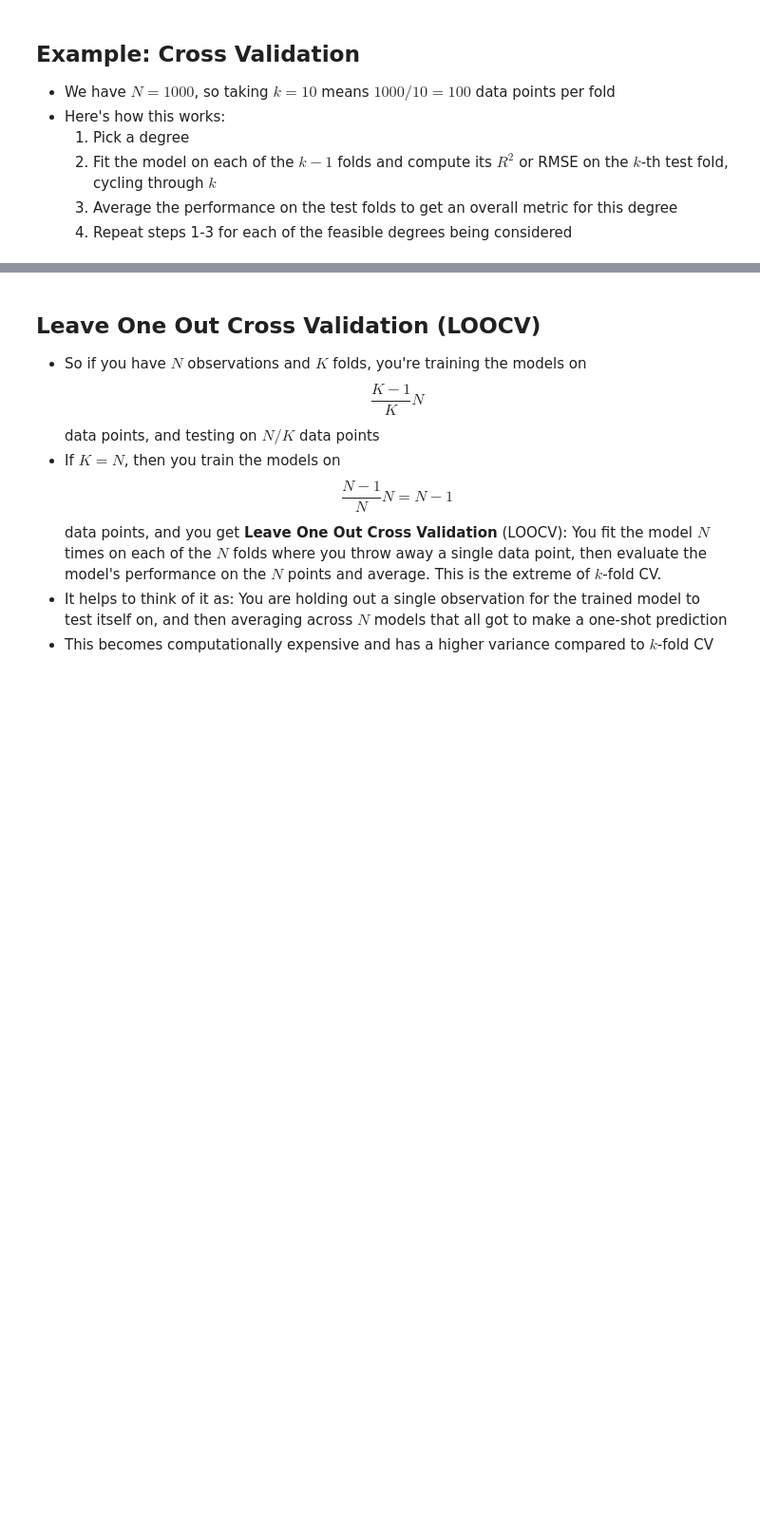
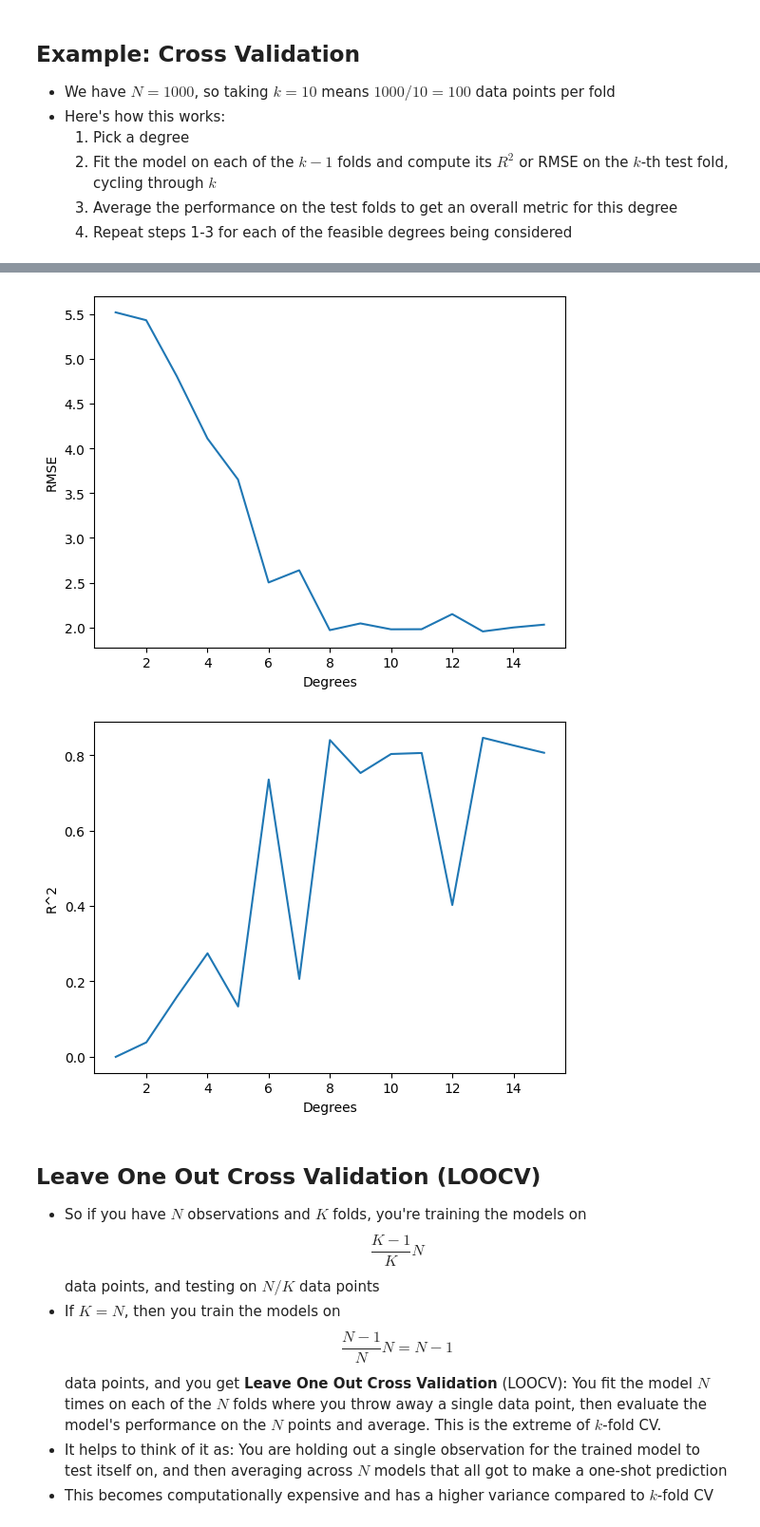
Before and after one commit to vrhughes/cv_and_lasso, a Jupyter notebook: cv_and_lasso.ipynb, the cells around one changed output, grey strips where cells are left out. Shown at 95% size. Drawn from its saved outputs; the diff is of its cells as text; code cells hidden in the pictures; blank space fills up the shorter version.

```diff
--- a/cv_and_lasso.ipynb
+++ b/cv_and_lasso.ipynb
@@ -245,0 +266,63 @@ plt.show()
+# %%
+# CV Parameters:
+K = 100 # Number of folds
+deg_max = 15 # Maximum polynomial degree
+
+# Set up CV:
+df = df.sample(frac=1).reset_index(drop=True)
+N = X.shape[0] # Number of rows of data
+index = np.linspace(0,N-1,N) # Index all the rows
+np.random.shuffle(index) # Randomize the order of the rows
+folds = np.reshape(index,( int(N/K),K)) # Create K folds of N/K values each
+print(folds)
+score_rmse = np.reshape(np.zeros(deg_max*(K)),(deg_max,K)) # Save computed RMSE
+score_rsq = np.reshape(np.zeros(deg_max*(K)),(deg_max,K)) # Save computed Rsq
+
+def expand_columns(vec, J):
+    """ Expand vector into Vandermonde/power matrix"""
+    M = np.zeros((len(vec),J))
+    for j in range(J):
+        M[:,j] = vec**j
+    return(M)
+
+# Cross validation:
+for i in range(deg_max):
+    # K regressions, each on K-1 folds:
+    for k in range(K):
+        # Get the appropriate data for this fold
+        df_k_train = df.drop( folds[:,k],axis=0) # Train on K-1 folds
+        df_k_test = df.iloc[ folds[:,k], : ] # Test on kth fold
+
+        # Run regression on -kth folds
+        Z_train = expand_columns(df_k_train['x'],i+1)
+        y_train = df_k_train['y']
+        reg_k = LinearRegression(fit_intercept=False).fit(Z_train, y_train) # Fit the linear model
+
+        # Predict values on kth fold and compute error
+        Z_test = expand_columns(df_k_test['x'],i+1)
+        y_test = df_k_test['y']
+        y_hat = reg_k.predict(Z_test)
+        sse_k = np.sum( (y_test - y_hat)**2 )
+
+        # Save CV scores:
+        score_rmse[i,k] = np.sqrt( (1/len(y_test))*sse_k )
+        score_rsq[i,k] = 1 - sse_k/np.sum( (y_test - np.mean(y_train) )**2 )
+
+
+
+mean_score_rmse = np.mean(score_rmse,axis=1)
+mean_score_rsq = np.mean(score_rsq,axis=1)
+
+# RMSE
+plt.plot(np.arange(1,deg_max+1),mean_score_rmse)
+plt.xlabel("Degrees")
+plt.ylabel("RMSE")
+plt.show()
+print('\n')
+
+# R2
+plt.plot(np.arange(1,deg_max+1),mean_score_rsq)
+plt.xlabel("Degrees")
+plt.ylabel("R^2")
+plt.show()
+# %% [output]
@@ -246,3 +346,5 @@ plt.show()
+[figure, added]
+[figure, added]
 # %% [markdown]
 ## Leave One Out Cross Validation (LOOCV)
 - So if you have $N$ observations and $K$ folds, you're training the models on
```
Also changed, not shown: parts of 10 cells of this notebook.
